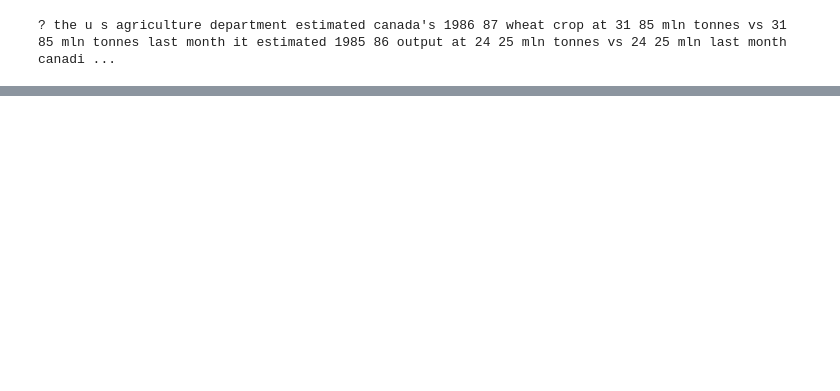
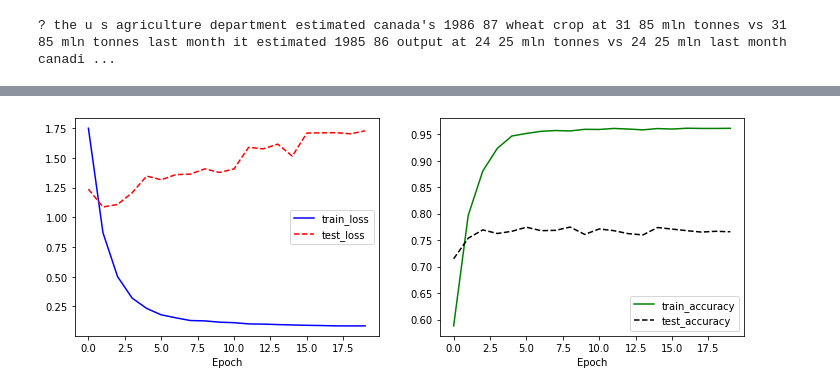
Before and after one commit to hellen1221/TextMining22, a Jupyter notebook: ReuterDeep2.ipynb, the cells around one changed output, grey strips where cells are left out. Cells and saved outputs as stored; diff of their text form; code cells hidden in the pictures; blank space fills up the shorter version.

```diff
--- a/ReuterDeep2.ipynb
+++ b/ReuterDeep2.ipynb
@@ -106,0 +109,19 @@ plt.show()
+# %%
+
+# 3개의 중간층
+from keras import models
+from keras import layers
+
+model=models.Sequential()
+model.add(layers.Dense(64, activation='relu', input_shape=(10000,)))
+model.add(layers.Dense(32, activation='relu'))
+model.add(layers.Dense(32, activation='relu'))
+model.add(layers.Dense(32, activation='relu'))
+model.add(layers.Dense(46, activation='softmax'))
+
+model.compile(optimizer='adam', loss='categorical_crossentropy', metrics=['accuracy'])
+
+y_train = one_hot_train_labels
+y_test = one_hot_test_labels
+
+history=model.fit(x_train, y_train, epochs=20, batch_size=32, validation_data=(x_test, y_test))  #256에서 32로
@@ -107,3 +146,31 @@ plt.show()
+# %%
+import matplotlib.pyplot as plt
+
+loss=history.history['loss']
+val_loss=history.history['val_loss']
+acc=history.history['accuracy']
+val_acc=history.history['val_accuracy']
+
+
+epochs=range(1, len(loss)+1)
+
+
+plt.figure(figsize=(12, 4))
+
+plt.subplot(1, 2, 1)
+plt.plot(loss, 'b-', label='train_loss')
+plt.plot(val_loss, 'r--', label='test_loss')
+plt.xlabel('Epoch')
+plt.legend()
+plt.subplot(1, 2, 2)
+plt.plot(acc, 'g-', label='train_accuracy')
+plt.plot(val_acc, 'k--', label='test_accuracy')
+plt.xlabel('Epoch')
+plt.legend()
+
+plt.show()
+# %% [output]
+[figure, added]
 # %%
 from keras import models
 from keras import layers
```
Also changed, not shown: parts of 8 cells of this notebook, 4 other files.
